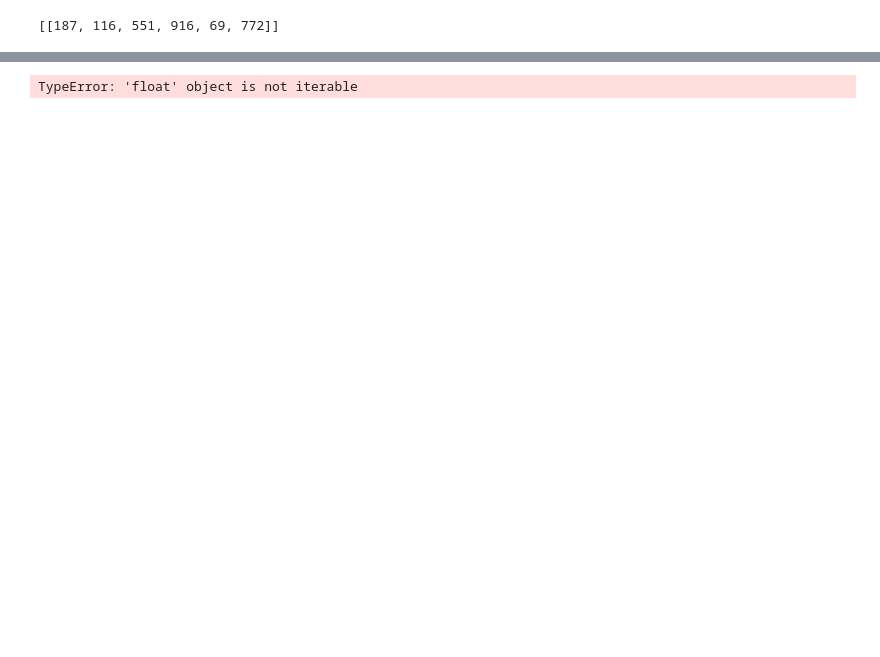
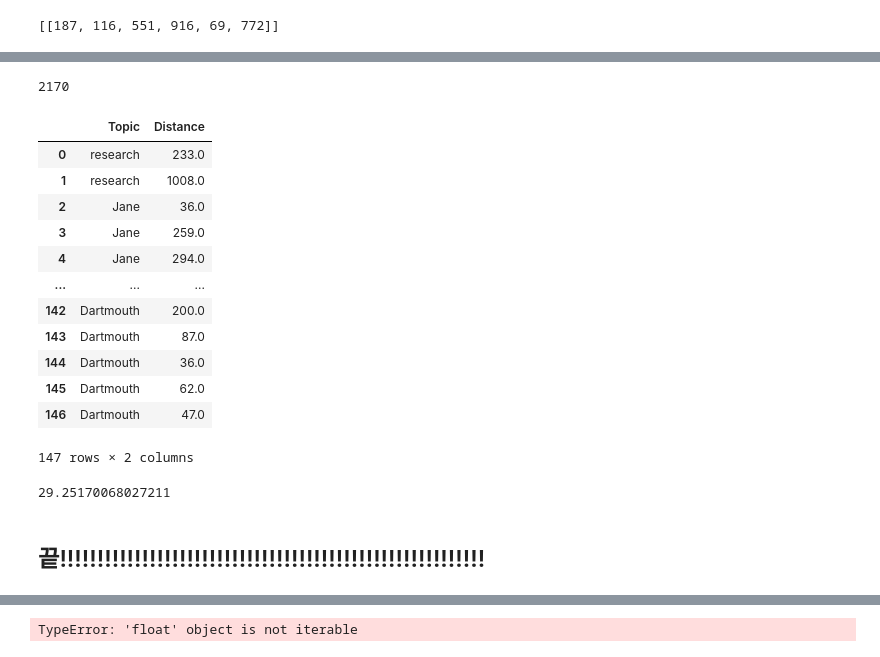
Before and after one commit to kwangilkimkenny/Story_Analysis, a Jupyter notebook: plot_analysis.ipynb, the cells around one changed output, grey strips where cells are left out. Drawn from its saved outputs; the diff is of its cells as text; code cells hidden in the pictures; blank space fills up the shorter version.

```diff
--- a/plot_analysis.ipynb
+++ b/plot_analysis.ipynb
@@ -906,0 +886,43 @@ ERROR: No matching distribution found for python-rpy2
+# %%
+#최대값과 최소값 추출하여 계산에서 제외할 것(값 보정을 위해서)
+max_df = df__['Distance'].max()
+max_df
+# %% [output]
+2170
+# %%
+#최대값과 최소값 추출하여 계산에서 제외할 것(값 보정을 위해서)
+max_ = df__['Distance'].max()
+#최소값 추출
+min_= df__['Distance'].min()
+#거리 평균값 계산
+distance_mean = df__['Distance'].mean()
+#값 보정 - 최대값은 평균값으로, 최소값도 평균값으로 보정
+audj_df_max = df__.replace(max_, distance_mean)
+re_df = audj_df_max .replace(min_, distance_mean) # 최종 보정값 도출
+re_df
+# %% [output]
+|  | Topic | Distance |
+| 0 | research | 233.0 |
+| 1 | research | 1008.0 |
+| 2 | Jane | 36.0 |
+| 3 | Jane | 259.0 |
+| 4 | Jane | 294.0 |
+| ... | ... | ... |
+| 142 | Dartmouth | 200.0 |
+| 143 | Dartmouth | 87.0 |
+| 144 | Dartmouth | 36.0 |
+| 145 | Dartmouth | 62.0 |
+| 146 | Dartmouth | 47.0 |
+147 rows × 2 columns
+# %%
+#각 항목을 평균값과 비교해서 큰 수를 도출해서 전체 인덱스에서 도출한 인덱스의 비율을 계산
+cohesion_df = "Distance > @distance_mean"
+df_big_q = re_df.query(cohesion_df) #평균값보다 큰 값들을 추출
+len(df_big_q) #몇개인지 추출
+len(re_df)# 전체 데이터가 몇개인지 추출
+paragraph_cohesiion_reation = len(df_big_q) / len(re_df) * 100
+paragraph_cohesiion_reation # 결과해석   1~30: 문단구조가 퍼져있음(짜임새 매우 부족) 31~60 : 문단구조가 적당함, 61이상~ : 문단이 확연히 구조화 되어 있음
+# %% [output]
+29.25170068027211
+# %% [markdown]
+## 끝!!!!!!!!!!!!!!!!!!!!!!!!!!!!!!!!!!!!!!!!!!!!!!!!!!!!!!!!!
```
Also changed, not shown: parts of 38 cells of this notebook.
